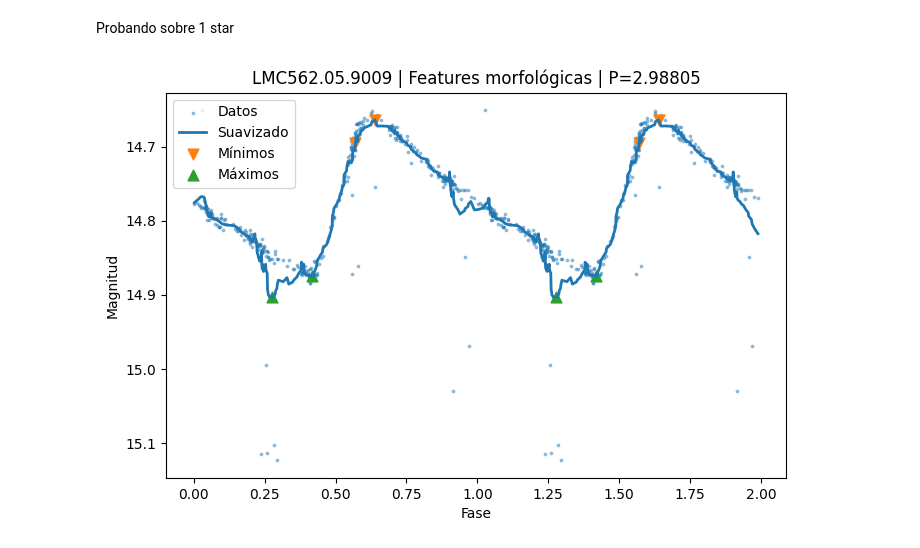
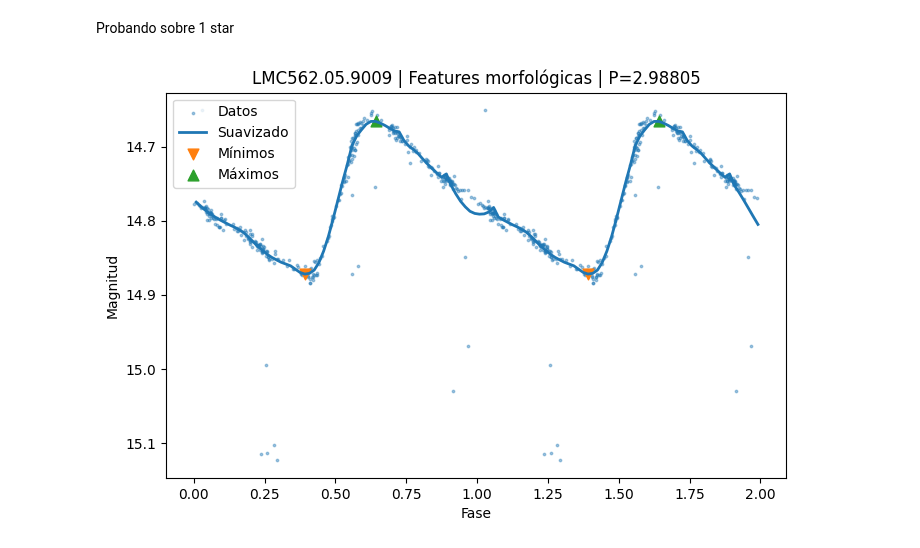
Before and after one commit to Brunelleschk1/Personal-projects, a Jupyter notebook: Proyectos de Astronomía/Laboratorio Final/ehhhh.ipynb, the cells around one changed output. Cells and saved outputs as stored; diff of their text form; code cells hidden in the pictures.

```diff
--- a/Proyectos de Astronomía/Laboratorio Final/ehhhh.ipynb
+++ b/Proyectos de Astronomía/Laboratorio Final/ehhhh.ipynb
@@ -377,7 +379,13 @@ plt.show()
 # %% [output]
 [figure]
 # %%
-period_ls, freq, power = lomb_scargle_period(t,mag,star_type=star["Tipo"],subtype=star["Subtipo"])
+period_ls, period_grid, power = lomb_scargle_period(
+    t,
+    mag,
+    star_type=star["Tipo"],
+    subtype=star["Subtipo"]
+)
+
 print("OGLE:", star["Periodo"])
 print("Lomb-Scargle:", period_ls)
 # %% [output]
@@ -495,34 +512,11 @@ print(len(good) / len(features_df))
 Estamos teniendo problemas con las eclipsantes(as expected), y con las LPVs, ir a mirar tantos periodos posibles nos está matando un poco...
 # %%
 def folded_lightcurve(t, mag, period):
-    # --------------------------------------------------------
-    # Fase
-    # --------------------------------------------------------
-
     phase = phase_fold(t, period)
-
-    # --------------------------------------------------------
-    # Ordenar
-    # --------------------------------------------------------
-
     idx = np.argsort(phase)
-
     phase = phase[idx]
     mag = mag[idx]
-
-    # --------------------------------------------------------
-    # Duplicar para continuidad
-    # --------------------------------------------------------
-
-    phase2 = np.concatenate([
-        phase,
-        phase + 1
-    ])
-
-    mag2 = np.concatenate([
-        mag,
-        mag
-    ])
-
+    phase2 = np.concatenate([phase,phase + 1])
+    mag2 = np.concatenate([mag,mag])
     return phase2, mag2
 # %%
@@ -871,7 +1001,9 @@ features = extract_shape_features(
     mag2
 )
 # %%
+smooth_phase = features["smooth_phase"]
 smooth_mag = features["smooth_mag"]
+
 minima_idx = features["minima_idx"]
 maxima_idx = features["maxima_idx"]
 
@@ -881,6 +1013,7 @@ maxima_idx = features["maxima_idx"]
 
 plt.figure(figsize=(8,5))
 
+# Datos originales
 plt.scatter(
     phase2,
     mag2,
@@ -889,8 +1022,9 @@ plt.scatter(
     label="Datos"
 )
 
+# Curva suavizada
 plt.plot(
-    phase2,
+    smooth_phase,
     smooth_mag,
     linewidth=2,
     label="Suavizado"
@@ -898,36 +1032,36 @@ plt.plot(
 
 # Mínimos
 plt.scatter(
-    phase2[minima_idx],
+    smooth_phase[minima_idx],
     smooth_mag[minima_idx],
     s=60,
     marker="v",
     label="Mínimos"
 )
 
 # Máximos
 plt.scatter(
-    phase2[maxima_idx],
+    smooth_phase[maxima_idx],
     smooth_mag[maxima_idx],
     s=60,
     marker="^",
     label="Máximos"
 )
 
 plt.gca().invert_yaxis()
 
 plt.xlabel("Fase")
 plt.ylabel("Magnitud")
 
 plt.title(
     f"{star['ID']} | Features morfológicas | P={period_ls:.5f}"
 )
 
 plt.legend()
 
 plt.show()
 # %% [output]
-[figure, old version]
+[figure, new version]
 # %%
 feature_rows = []
 
```
Also changed, not shown: parts of 11 cells of this notebook.
